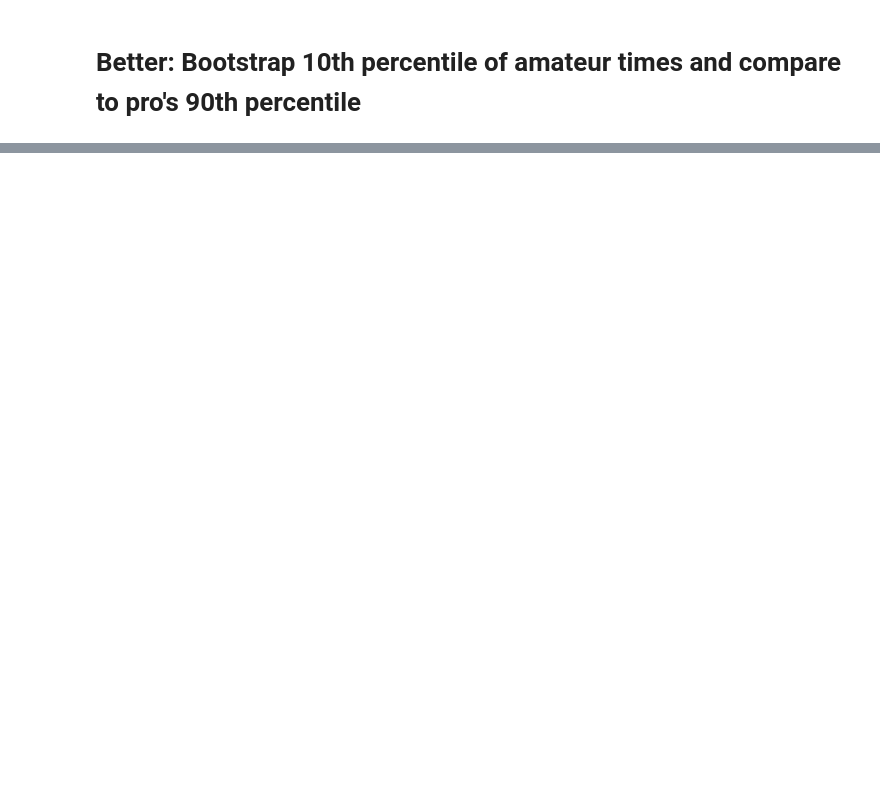
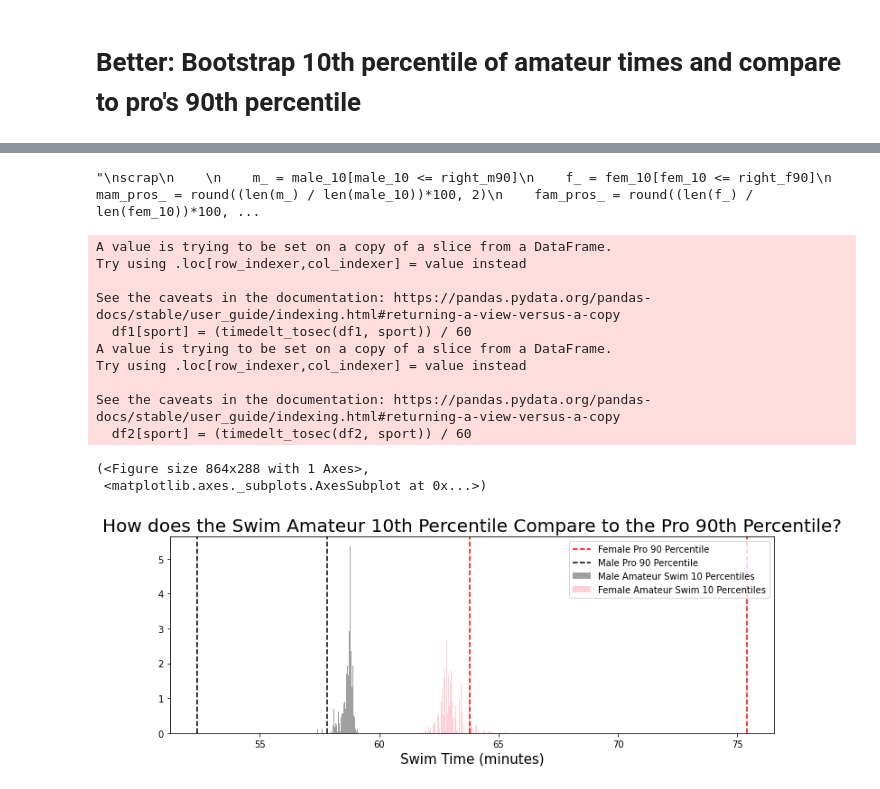
Before and after one commit to czaloumi/ironman-2019, a Jupyter notebook: ironman19.ipynb, the cells around one changed output, grey strips where cells are left out. Cells and saved outputs as stored; diff of their text form; code cells hidden in the pictures; blank space fills up the shorter version.

```diff
--- a/ironman19.ipynb
+++ b/ironman19.ipynb
@@ -740,0 +527,70 @@ ax.legend()
+# %%
+'''
+scrap
+
+    m_ = male_10[male_10 <= right_m90]
+    f_ = fem_10[fem_10 <= right_f90]
+    mam_pros_ = round((len(m_) / len(male_10))*100, 2)
+    fam_pros_ = round((len(f_) / len(fem_10))*100, 2)
+    print(f'Percent of male 10 percentile amateurs who {sport} like 90 percentile pros: {mam_pros_}%')
+    print(f'Percent of female 10 percentile amateurs who {sport} like 90 percentile pros: {fam_pros_}%')
+'''
+# %% [output]
+"\nscrap\n    \n    m_ = male_10[male_10 <= right_m90]\n    f_ = fem_10[fem_10 <= right_f90]\n    mam_pros_ = round((len(m_) / len(male_10))*100, 2)\n    fam_pros_ = round((len(f_) / len(fem_10))*100, ...
+# %%
+def plot_cis(sport, df1=fem_agegroups, df2=male_agegroups, df3=fem_pro, df4=male_pro):
+    # Convert amateur times to minutes
+    df1[sport] = (timedelt_tosec(df1, sport)) / 60
+    df2[sport] = (timedelt_tosec(df2, sport)) / 60
+
+    # Bootstrap amateur 10th percentiles
+    fem_10 = bootstrap_percentile(df1, sport, 1000, 10)
+    male_10 = bootstrap_percentile(df2, sport, 1000, 10)
+
+    # Say it with confidence
+    left_f10 = np.percentile(fem_10, 2.5)
+    right_f10 = np.percentile(fem_10, 97.5)
+    left_m10 = np.percentile(male_10, 2.5)
+    right_m10 = np.percentile(male_10, 97.5)
+
+    # Generate pro bootstrap 90th percentiles
+    fem_90 = bootstrap_percentile(df3, sport, 1000, 90)
+    male_90 = bootstrap_percentile(df4, sport, 1000, 90)
+
+    # Say it with confidence
+    left_f90 = np.percentile(fem_90, 2.5)
+    right_f90 = np.percentile(fem_90, 97.5)
+    left_m90 = np.percentile(male_90, 2.5)
+    right_m90 = np.percentile(male_90, 97.5)
+
+    # Plot it
+    fig, ax = plt.subplots(1, figsize=(12,4))
+
+    ax.hist(male_10, bins=100, density=True, color='grey', alpha=0.75, label=f'Male Amateur {sport} 10 Percentiles')
+    ax.hist(fem_10, bins=100, density=True, color='pink', alpha=0.75, label=f'Female Amateur {sport} 10 Percentiles')
+    ax.axvline(left_f90/60, c='red', linestyle="--", label='Female Pro 90 Percentile')
+    ax.axvline(right_f90/60, c='red', linestyle="--")
+    ax.axvline(left_m90/60, c='black', linestyle="--", label='Male Pro 90 Percentile')
+    ax.axvline(right_m90/60, c='black', linestyle="--")
+    ax.legend()
+
+    ax.set_title(f'How does the {sport} Amateur 10th Percentile Compare to the Pro 90th Percentile?', fontsize=20)
+    ax.set_xlabel(f'{sport} Time (minutes)', fontsize=15)
+
+    return fig, ax
+# %%
+plot_cis('Swim')
+# %% [output]
+A value is trying to be set on a copy of a slice from a DataFrame.
+Try using .loc[row_indexer,col_indexer] = value instead
+
+See the caveats in the documentation: https://pandas.pydata.org/pandas-docs/stable/user_guide/indexing.html#returning-a-view-versus-a-copy
+  df1[sport] = (timedelt_tosec(df1, sport)) / 60
+A value is trying to be set on a copy of a slice from a DataFrame.
+Try using .loc[row_indexer,col_indexer] = value instead
+
+See the caveats in the documentation: https://pandas.pydata.org/pandas-docs/stable/user_guide/indexing.html#returning-a-view-versus-a-copy
+  df2[sport] = (timedelt_tosec(df2, sport)) / 60
+(<Figure size 864x288 with 1 Axes>,
+ <matplotlib.axes._subplots.AxesSubplot at 0x...>)
+[figure, added]
```
Also changed, not shown: parts of 47 cells of this notebook.
